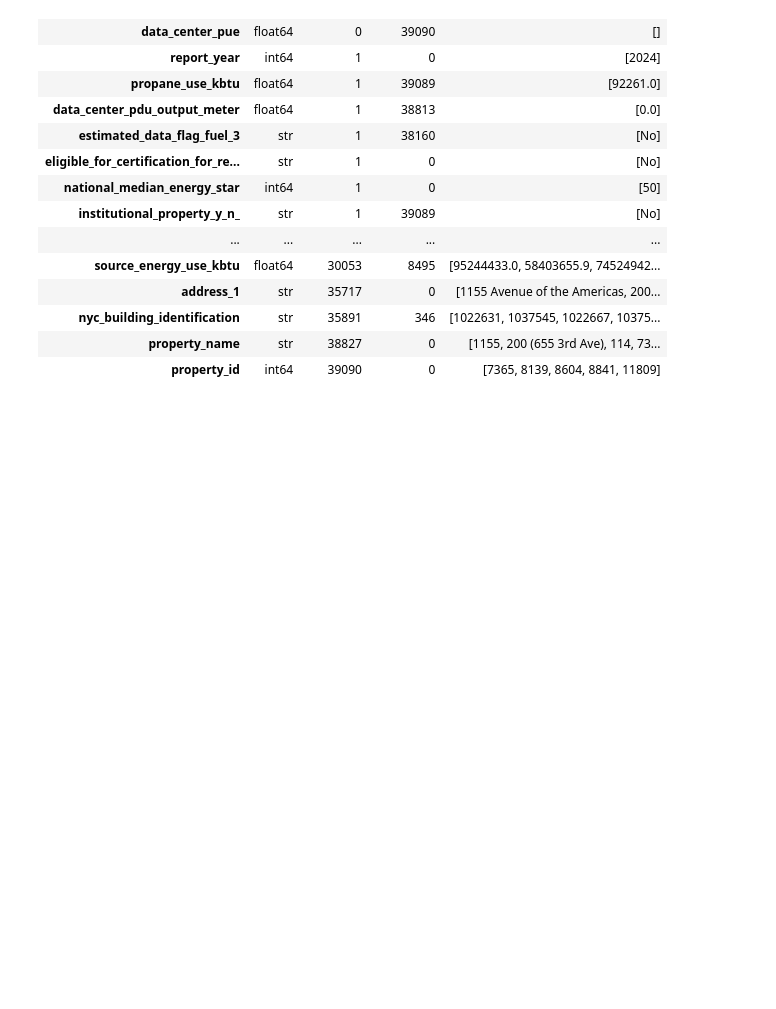
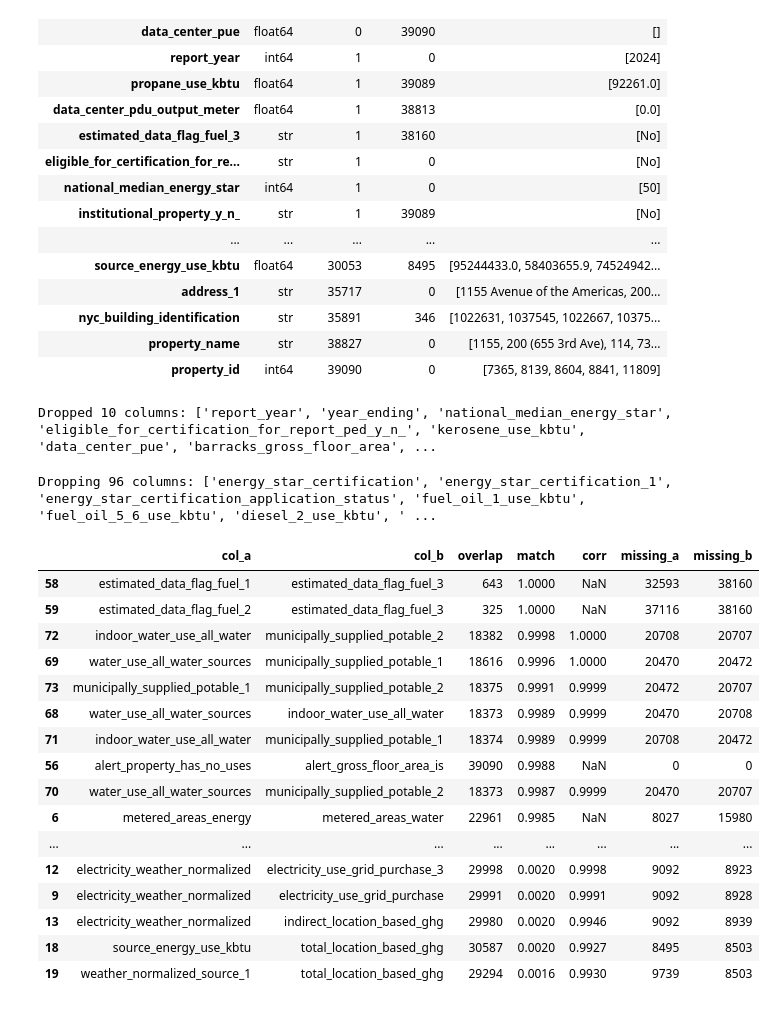
Before and after one commit to gchudley/Any-Idea, a Jupyter notebook: data-exploration.ipynb, the cells around one changed output. Saved outputs shown, nothing was run; the diff lists cells and outputs as text; code cells hidden in the pictures; blank space fills up the shorter version.

```diff
--- a/data-exploration.ipynb
+++ b/data-exploration.ipynb
@@ -54,3 +54,71 @@ summary.sort_values("n_unique")
 | nyc_building_identification | str | 35891 | 346 | [1022631, 1037545, 1022667, 10375... |
 | property_name | str | 38827 | 0 | [1155, 200 (655 3rd Ave), 114, 73... |
 | property_id | int64 | 39090 | 0 | [7365, 8139, 8604, 8841, 11809] |
+# %%
+#Dropping columns that have the same value in every row or no values at all
+constant_cols = df.columns[df.nunique(dropna=False) <= 1]
+df = df.drop(columns=constant_cols)
+print(f"Dropped {len(constant_cols)} columns: {list(constant_cols)}")
+# %% [output]
+Dropped 10 columns: ['report_year', 'year_ending', 'national_median_energy_star', 'eligible_for_certification_for_report_ped_y_n_', 'kerosene_use_kbtu', 'data_center_pue', 'barracks_gross_floor_area', ...
+# %%
+#Dropping columns where at least 98% of the rows are empty
+missing_share = df.isna().mean()
+mostly_empty = missing_share[missing_share > 0.98].index
+print(f"Dropping {len(mostly_empty)} columns: {list(mostly_empty)}")
+df = df.drop(columns=mostly_empty)
+# %% [output]
+Dropping 96 columns: ['energy_star_certification', 'energy_star_certification_1', 'energy_star_certification_application_status', 'fuel_oil_1_use_kbtu', 'fuel_oil_5_6_use_kbtu', 'diesel_2_use_kbtu', ' ...
+# %%
+#Dropping most of the identifier columns, keeping one as index
+df = df.set_index("property_id")
+df = df.drop(columns=["property_name", "nyc_building_identification", "address_1"])
+# %%
+#Checking for duplicate columns
+from itertools import combinations
+
+def find_duplicate_pairs(df, threshold=0.99, min_overlap=100):
+    results = []
+    for a, b in combinations(df.columns, 2):
+        both = df[a].notna() & df[b].notna()
+        n = both.sum()
+        if n < min_overlap:
+            continue
+        x, y = df.loc[both, a], df.loc[both, b]
+        numeric = (pd.api.types.is_numeric_dtype(x) and pd.api.types.is_numeric_dtype(y)
+                   and not pd.api.types.is_bool_dtype(x) and not pd.api.types.is_bool_dtype(y))
+        if numeric:
+            match = np.isclose(x, y, rtol=0.001).mean()
+            corr = x.corr(y, method="spearman") if x.std() > 0 and y.std() > 0 else np.nan
+        else:
+            match = (x.astype(str) == y.astype(str)).mean()
+            corr = np.nan
+        if match >= threshold or (not np.isnan(corr) and abs(corr) >= threshold):
+            results.append({
+                "col_a": a, "col_b": b, "overlap": n,
+                "match": round(match, 4),
+                "corr": round(corr, 4) if not np.isnan(corr) else None,
+                "missing_a": df[a].isna().sum(), "missing_b": df[b].isna().sum(),
+            })
+    return pd.DataFrame(results).sort_values(["match", "corr"], ascending=False)
+
+dupes = find_duplicate_pairs(df)
+dupes
+# %% [output]
+|  | col_a | col_b | overlap | match | corr | missing_a | missing_b |
+| 58 | estimated_data_flag_fuel_1 | estimated_data_flag_fuel_3 | 643 | 1.0000 | NaN | 32593 | 38160 |
+| 59 | estimated_data_flag_fuel_2 | estimated_data_flag_fuel_3 | 325 | 1.0000 | NaN | 37116 | 38160 |
+| 72 | indoor_water_use_all_water | municipally_supplied_potable_2 | 18382 | 0.9998 | 1.0000 | 20708 | 20707 |
+| 69 | water_use_all_water_sources | municipally_supplied_potable_1 | 18616 | 0.9996 | 1.0000 | 20470 | 20472 |
+| 73 | municipally_supplied_potable_1 | municipally_supplied_potable_2 | 18375 | 0.9991 | 0.9999 | 20472 | 20707 |
+| 68 | water_use_all_water_sources | indoor_water_use_all_water | 18373 | 0.9989 | 0.9999 | 20470 | 20708 |
+| 71 | indoor_water_use_all_water | municipally_supplied_potable_1 | 18374 | 0.9989 | 0.9999 | 20708 | 20472 |
+| 56 | alert_property_has_no_uses | alert_gross_floor_area_is | 39090 | 0.9988 | NaN | 0 | 0 |
+| 70 | water_use_all_water_sources | municipally_supplied_potable_2 | 18373 | 0.9987 | 0.9999 | 20470 | 20707 |
+| 6 | metered_areas_energy | metered_areas_water | 22961 | 0.9985 | NaN | 8027 | 15980 |
+| ... | ... | ... | ... | ... | ... | ... | ... |
+| 12 | electricity_weather_normalized | electricity_use_grid_purchase_3 | 29998 | 0.0020 | 0.9998 | 9092 | 8923 |
+| 9 | electricity_weather_normalized | electricity_use_grid_purchase | 29991 | 0.0020 | 0.9991 | 9092 | 8928 |
+| 13 | electricity_weather_normalized | indirect_location_based_ghg | 29980 | 0.0020 | 0.9946 | 9092 | 8939 |
+| 18 | source_energy_use_kbtu | total_location_based_ghg | 30587 | 0.0020 | 0.9927 | 8495 | 8503 |
+| 19 | weather_normalized_source_1 | total_location_based_ghg | 29294 | 0.0016 | 0.9930 | 9739 | 8503 |
```
Also changed, not shown: parts of 2 cells of this notebook.
